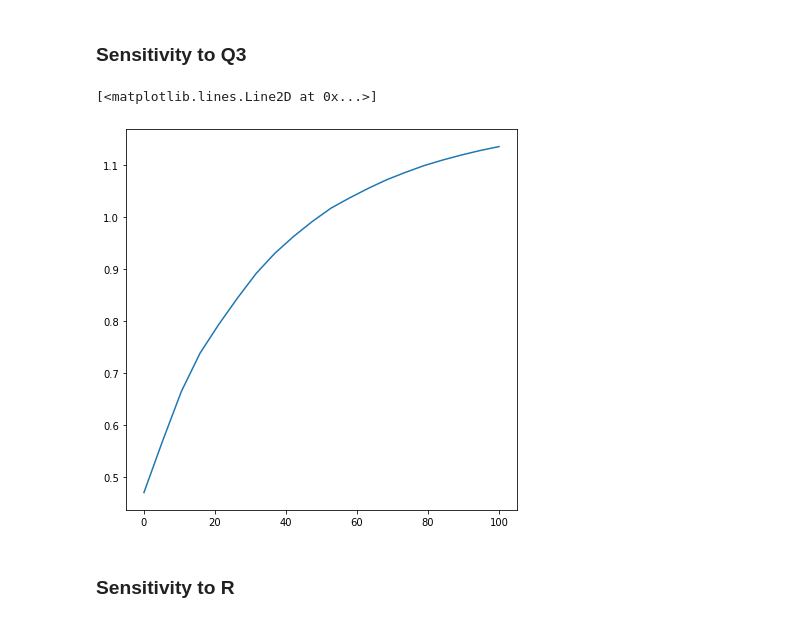
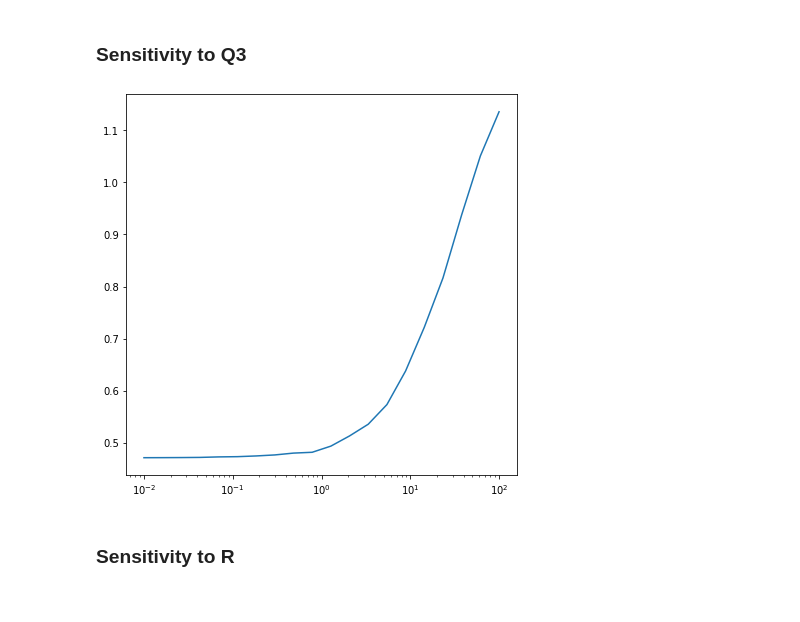
Before and after one commit to giuliovv/duckrace, a Jupyter notebook: casadi_mpc.ipynb, the cells around one changed output. Cells and saved outputs as stored; diff of their text form; code cells hidden in the pictures.

```diff
--- a/casadi_mpc.ipynb
+++ b/casadi_mpc.ipynb
@@ -411,7 +427,7 @@ plt.plot(np.linspace(5e-6, 5e-2, 20), errors_Q2)
 # %%
 errors_Q3 = []
 
-for Q3_ in np.linspace(1e-2, 1e2, 20):
+for Q3_ in np.logspace(-2, 2, 20):
     X_log = np.empty((5,0))
     U_log = np.empty((2,0))
 
@@ -421,9 +437,6 @@ for Q3_ in np.linspace(1e-2, 1e2, 20):
     idx = index
     u_delay = u_delay0
     errors = []
-    error_x = []
-    error_y = []
-    error_theta = []
 
     kdtree = spatial.KDTree(traj[:, :2])
     for i in range(50):
@@ -439,19 +452,20 @@ for Q3_ in np.linspace(1e-2, 1e2, 20):
 
         distance = (traj[idx, 0] - x[0])**2 + (traj[idx, 1] - x[1])**2
         errors.append(distance)
-        error_x.append(traj[idx, 0] - x[0])
-        error_y.append(traj[idx, 1] - x[1])
-        error_theta.append(mod(x[2]-traj[idx, 2]+pi, 2*pi)-pi)
 
         _,idx = kdtree.query(np.array([x[0], x[1]]).reshape(-1))
         r = traj[idx:idx+N+1, :2].T
         tr = traj[idx:idx+N+1, 2].T
     errors_Q3.append(np.array(errors).reshape(-1).sum())
-# %%
-plt.plot(np.linspace(1e-2, 1e2, 20), errors_Q3)
-# %% [output]
-[<matplotlib.lines.Line2D at 0x...>]
-[figure, removed]
+# %%
+fig, ax = plt.subplots()
+x = np.logspace(-2, 2, 20)
+ax.plot(x, errors_Q3)
+
+# Set x scale to logarithmic
+ax.set_xscale('log')
+# %% [output]
+[figure, added]
 # %% [markdown]
 ### Sensitivity to R
 # %%
```
Also changed, not shown: parts of 12 cells of this notebook.
